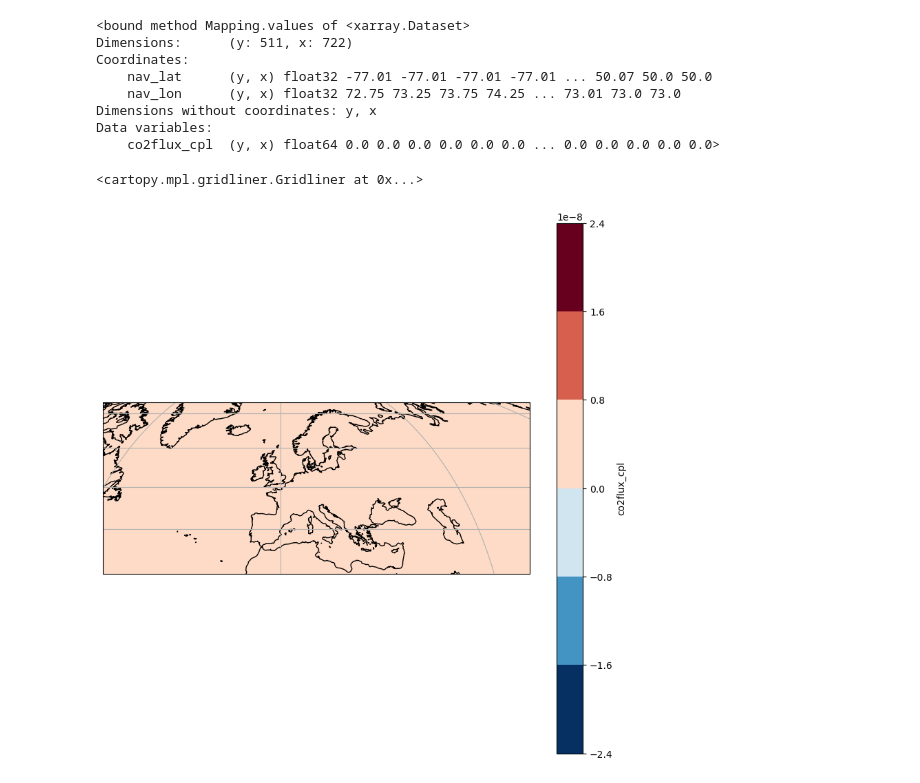
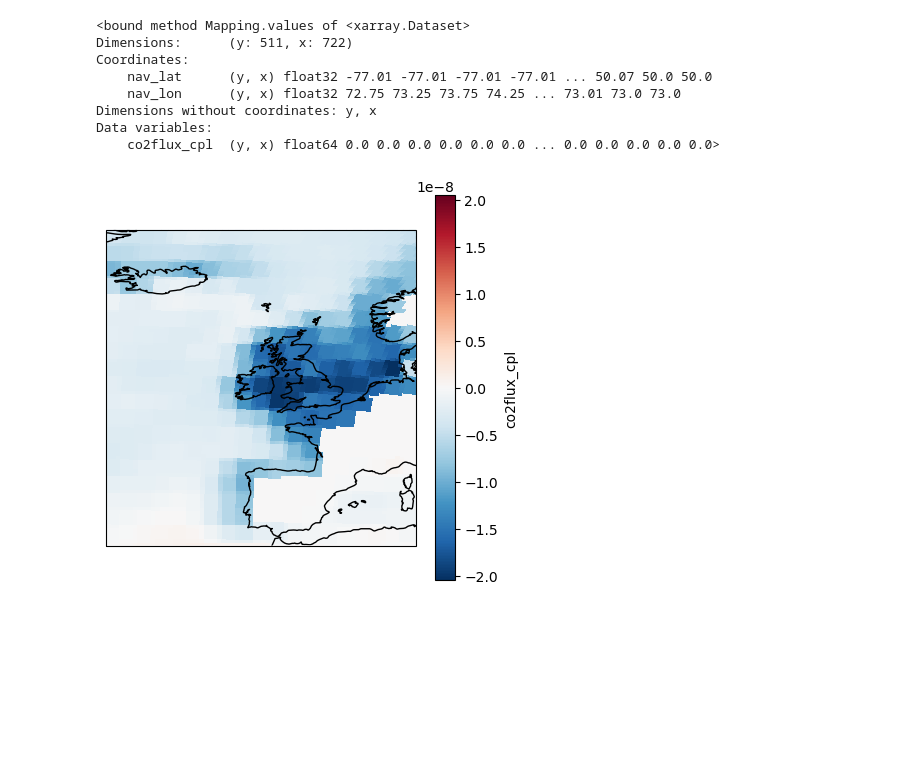
Before and after one commit to chiaraciscato/MScThesis, a Jupyter notebook: CO2flux_OAE.ipynb, the cells around one changed output. Saved outputs shown, nothing was run; the diff lists cells and outputs as text; code cells hidden in the pictures; blank space fills up the shorter version.

```diff
--- a/CO2flux_OAE.ipynb
+++ b/CO2flux_OAE.ipynb
@@ -172,13 +142,14 @@ Dimensions without coordinates: y, x
 Data variables:
     co2flux_cpl  (y, x) float64 0.0 0.0 0.0 0.0 0.0 0.0 ... 0.0 0.0 0.0 0.0 0.0>
 # %%
-fig=plt.figure(figsize=(10,10), frameon=True)
+fig=plt.figure(figsize=(5,5), frameon=True)
 
-ax = plt.axes(projection=ccrs.Mollweide())
-mean_array.co2flux_cpl.plot.contourf(ax=ax, transform=ccrs.PlateCarree());
+ax = plt.axes(projection=ccrs.PlateCarree())
+mean_array.co2flux_cpl.plot.pcolormesh(
+    ax=ax, transform=ccrs.PlateCarree(), x="nav_lon", y="nav_lat", add_colorbar=True
+)
+
 ax.coastlines();
-ax.set_extent([70, -50, 30, 60])
-ax.gridlines()
+ax.set_extent([-25, 10, 35, 70])
 # %% [output]
-<cartopy.mpl.gridliner.Gridliner at 0x...>
-[figure, old version]
+[figure, new version]
```
Also changed, not shown: parts of 32 cells of this notebook, 11 other files.
